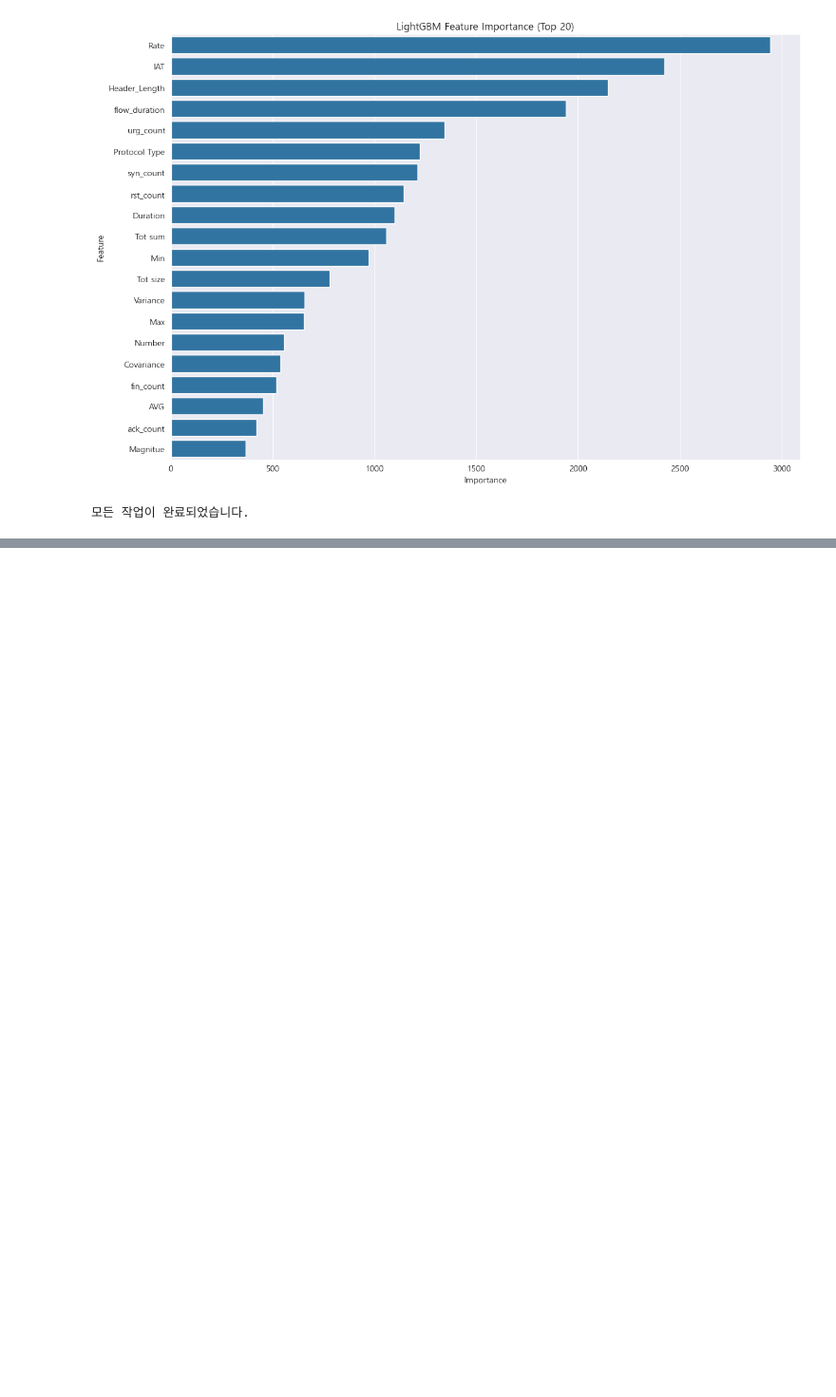
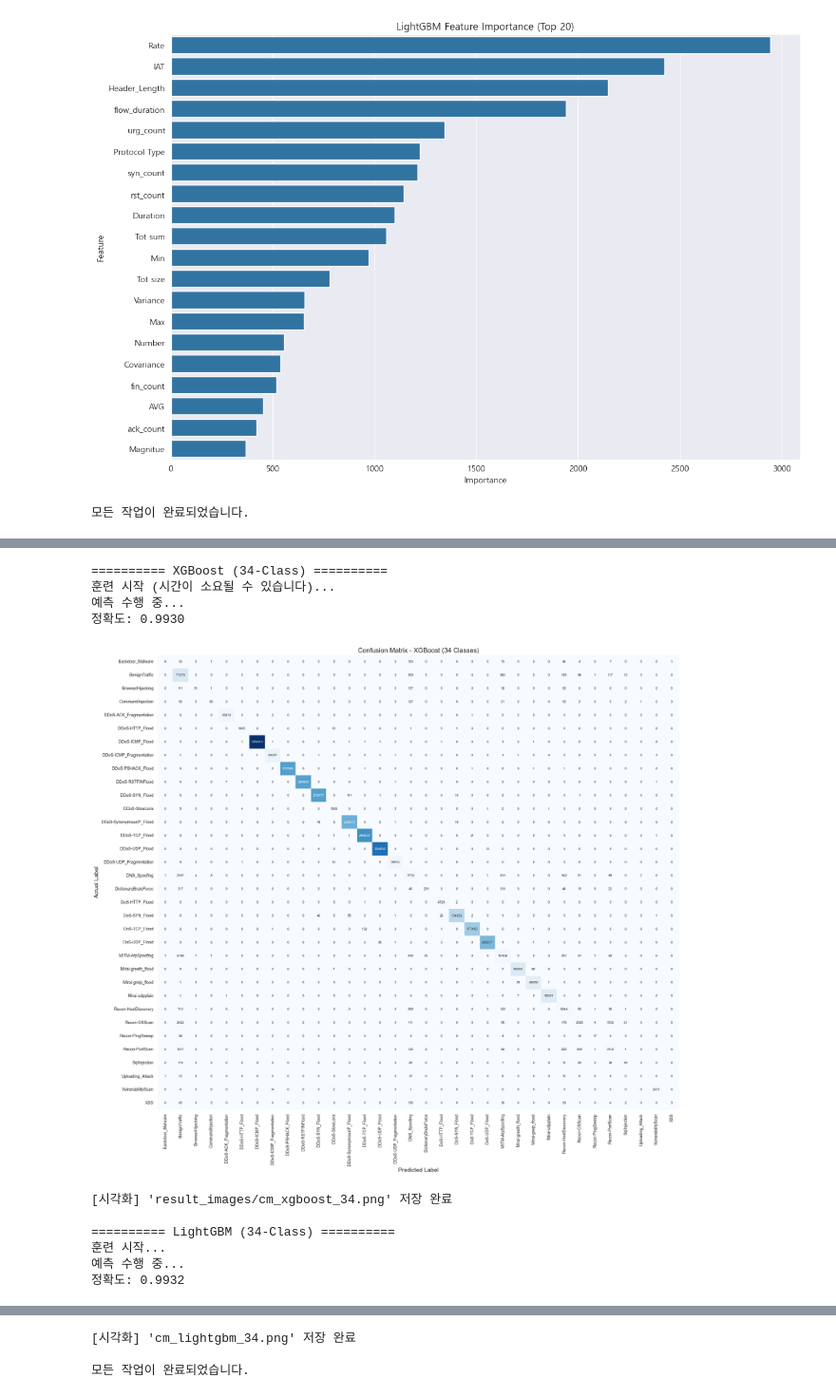
Before and after one commit to F3ZLoV/Term_Project_CICIoT2023_ML, a Jupyter notebook: gradient_boosting_notebook.ipynb, the cells around one changed output, grey strips where cells are left out. Shown at 95% size. Cells and saved outputs as stored; diff of their text form; code cells hidden in the pictures; blank space fills up the shorter version.

```diff
--- a/gradient_boosting_notebook.ipynb
+++ b/gradient_boosting_notebook.ipynb
@@ -416,3 +413,46 @@ print("\n모든 작업이 완료되었습니다.")
 [시각화] 'cm_lightgbm_34.png' 저장 완료
 
 모든 작업이 완료되었습니다.
+# %%
+# --- 8. 파라미터 재설정 후 XGBoost 34-Class 학습 및 평가 ---
+print("\n========== XGBoost (34-Class) ==========")
+print("훈련 시작 (시간이 소요될 수 있습니다)...")
+xgb_model = XGBClassifier(subsample=0.8, n_estimators=200, max_depth=3, learning_rate=0.2, colsample_bytree=0.8)
+xgb_model.fit(X_train, y_train_34_enc)
+
+print("예측 수행 중...")
+y_pred_xgb_enc = xgb_model.predict(X_test)
+y_pred_xgb = le_34.inverse_transform(y_pred_xgb_enc) # 숫자 -> 문자열 복원
+
+print(f"정확도: {accuracy_score(y_test_34, y_pred_xgb):.4f}")
+plot_large_confusion_matrix(y_test_34, y_pred_xgb, le_34.classes_,
+                            "XGBoost", "result_images/cm_xgboost_34.png")
+
+
+# --- 9. 파라미터 재설정 후 LightGBM 34-Class 학습 및 평가 ---
+print("\n========== LightGBM (34-Class) ==========")
+print("훈련 시작...")
+lgbm_model = LGBMClassifier(subsample=0.8, n_estimators=500, num_leaves=128, min_child_samples=20, max_depth=10, learning_rate=0.01, colsample_bytree=0.8)
+lgbm_model.fit(X_train, y_train_34_enc)
+
+print("예측 수행 중...")
+y_pred_lgbm_enc = lgbm_model.predict(X_test)
+y_pred_lgbm = le_34.inverse_transform(y_pred_lgbm_enc) # 숫자 -> 문자열 복원
+
+print(f"정확도: {accuracy_score(y_test_34, y_pred_lgbm):.4f}")
+plot_large_confusion_matrix(y_test_34, y_pred_lgbm, le_34.classes_,
+                            "LightGBM", "cm_lightgbm_34.png")
+
+print("\n모든 작업이 완료되었습니다.")
+# %% [output]
+========== XGBoost (34-Class) ==========
+훈련 시작 (시간이 소요될 수 있습니다)...
+예측 수행 중...
+정확도: 0.9930
+[figure, added]
+[시각화] 'result_images/cm_xgboost_34.png' 저장 완료
+
+========== LightGBM (34-Class) ==========
+훈련 시작...
+예측 수행 중...
+정확도: 0.9932
@@ -418,0 +460,3 @@ print("\n모든 작업이 완료되었습니다.")
+[시각화] 'cm_lightgbm_34.png' 저장 완료
+
+모든 작업이 완료되었습니다.
```
Also changed, not shown: parts of 3 cells of this notebook, 2 other files.
